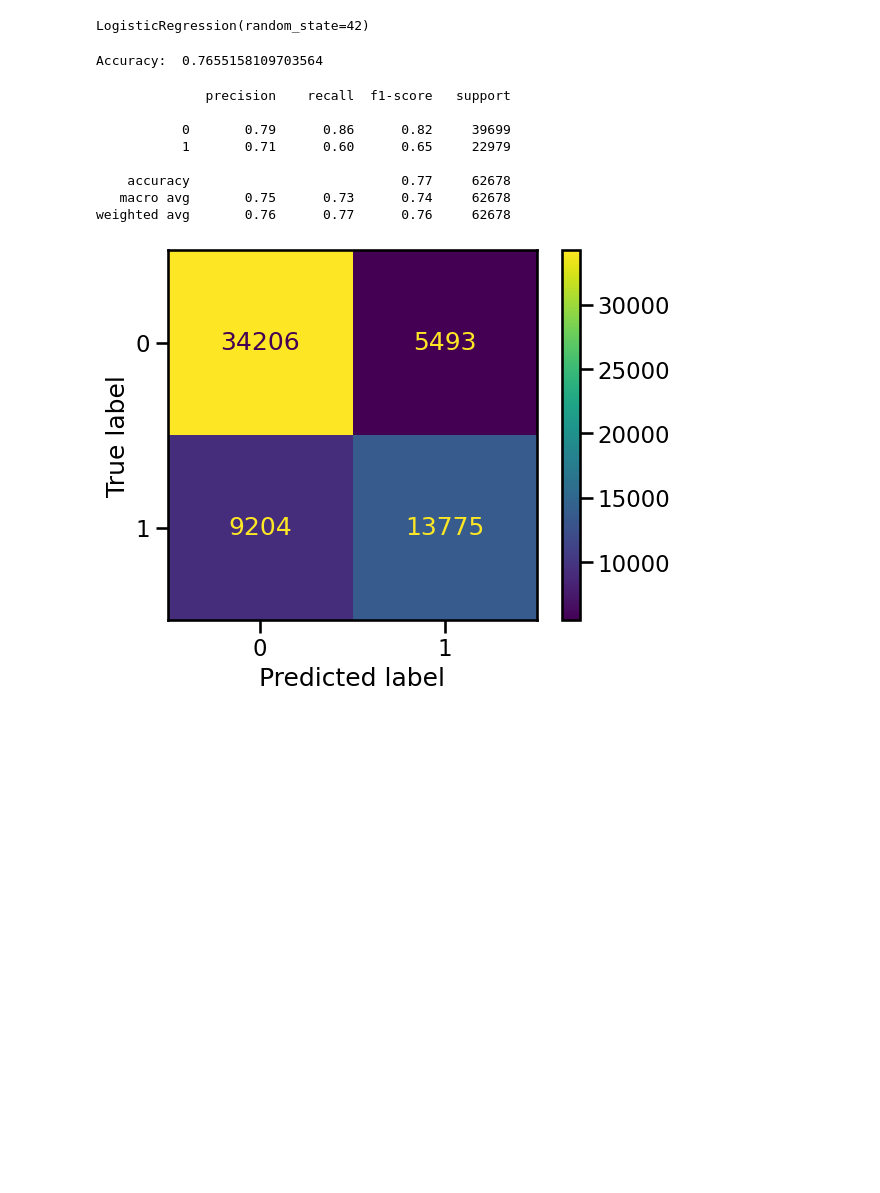
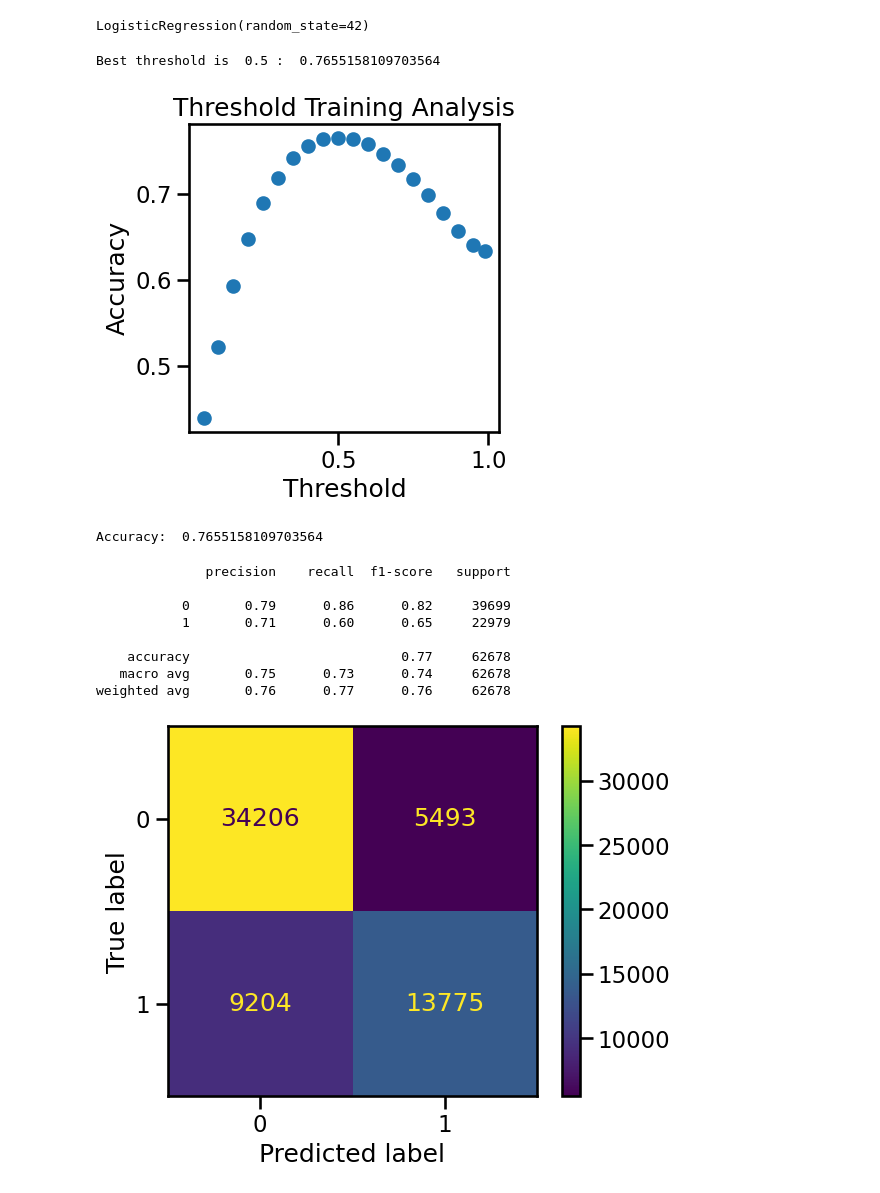
Before and after one commit to JavierValladaresCo/Rain_Prediction, a Jupyter notebook: Rain.ipynb, the cells around one changed output. Cells and saved outputs as stored; diff of their text form; code cells hidden in the pictures; blank space fills up the shorter version.

```diff
--- a/Rain.ipynb
+++ b/Rain.ipynb
@@ -703,0 +708,7 @@ X_train = X_train.drop(sample_indices)
+# %%
+from sklearn.metrics import accuracy_score
+
+y_pred = pd.DataFrame(x_test['Yes']).applymap(lambda x: 1 if x > 0 else 0)
+
+# Calculate the train accuracy score
+print('Accuracy: ', accuracy_score(y_test,y_pred))
@@ -710,6 +748,34 @@ logreg = LogisticRegression( random_state = 42)
 logreg.fit(X_train, y_train)
 # %% [output]
 LogisticRegression(random_state=42)
+# %%
+from sklearn.metrics import accuracy_score
+
+threshold_list = [0.05,0.1,0.15,0.2,0.25,0.3,0.35,0.4,0.45,0.5,0.55,0.6,0.65,.7,.75,.8,.85,.9,.95,.99]
+
+accuracy = []
+
+for th in threshold_list:
+
+  y_pred = pd.DataFrame(logreg.predict_proba(X_train))
+
+  y_pred = y_pred.applymap(lambda x: 1 if x > th else 0)[1]
+
+  # Calculate the train accuracy score
+  accuracy.append(accuracy_score(y_train,y_pred))
+
+fig, ax = plt.subplots(figsize = (4,4))
+
+plt.scatter(x = threshold_list, y = accuracy)
+
+ax.set_xlabel('Threshold')
+ax.set_ylabel('Accuracy')
+plt.title('Threshold Training Analysis')
+
+print('Best threshold is ', threshold_list[accuracy.index(max(accuracy))], ': ', max(accuracy))
+# %% [output]
+Best threshold is  0.5 :  0.7655158109703564
+[figure, added]
 # %%
 from sklearn.metrics import accuracy_score
 
```
Also changed, not shown: parts of 13 cells of this notebook.
